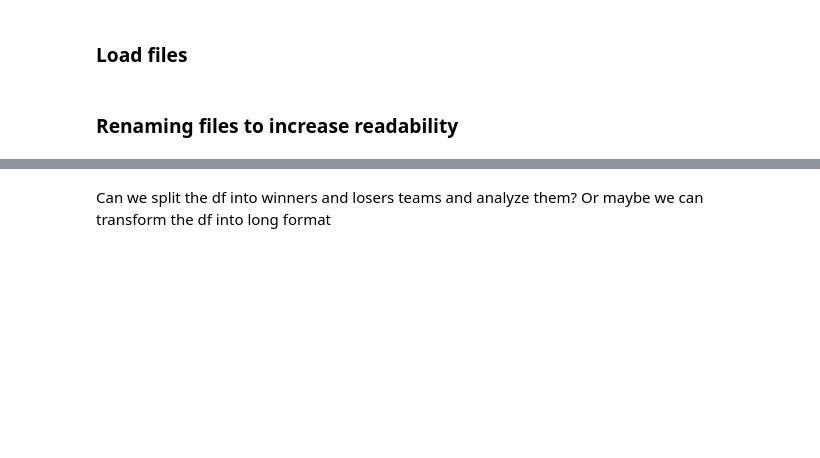
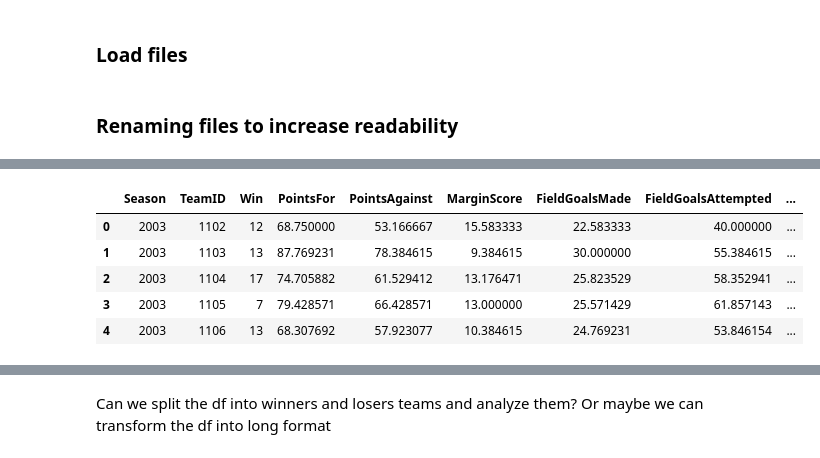
Before and after one commit to Barderus/MarchMadness-Kaggle, a Jupyter notebook: notebooks/EDA.ipynb, the cells around one changed output, grey strips where cells are left out. Drawn from its saved outputs; the diff is of its cells as text; code cells hidden in the pictures; blank space fills up the shorter version.

```diff
--- a/notebooks/EDA.ipynb
+++ b/notebooks/EDA.ipynb
@@ -114,0 +165,3 @@ TODO - @Dan
+# %%
+winner_df["MarginScore"] = winner_df["PointsFor"] - winner_df["PointsAgainst"]
+loser_df["MarginScore"] = loser_df["PointsFor"] - loser_df["PointsAgainst"]
@@ -114,0 +186,31 @@ TODO - @Dan
+# %%
+winner_df_stats = winner_df.groupby([
+    "Season",
+    "TeamID",
+], as_index=False).agg({
+    "Win": "sum",
+    "PointsFor":"mean",
+    "PointsAgainst":"mean",
+    "MarginScore":"mean",
+    "FieldGoalsMade":"mean",
+    "FieldGoalsAttempted":"mean",
+    "ThreePointsMade":"mean",
+    "ThreePointsAttempted":"mean",
+    "FreeThrowsMade":"mean",
+    "FreeThrowsAttempted":"mean",
+    "OffensiveRebounds":"mean",
+    "DefensiveRebounds":"mean",
+    "Assists":"mean",
+    "Turnovers":"mean",
+    "Steals":"mean",
+    "Blocks":"mean",
+    "PersonalFouls":"mean"
+})
+winner_df_stats.head(5)
+# %% [output]
+|  | Season | TeamID | Win | PointsFor | PointsAgainst | MarginScore | FieldGoalsMade | FieldGoalsAttempted | ... |
+| 0 | 2003 | 1102 | 12 | 68.750000 | 53.166667 | 15.583333 | 22.583333 | 40.000000 | ... |
+| 1 | 2003 | 1103 | 13 | 87.769231 | 78.384615 | 9.384615 | 30.000000 | 55.384615 | ... |
+| 2 | 2003 | 1104 | 17 | 74.705882 | 61.529412 | 13.176471 | 25.823529 | 58.352941 | ... |
+| 3 | 2003 | 1105 | 7 | 79.428571 | 66.428571 | 13.000000 | 25.571429 | 61.857143 | ... |
+| 4 | 2003 | 1106 | 13 | 68.307692 | 57.923077 | 10.384615 | 24.769231 | 53.846154 | ... |
```
Also changed, not shown: parts of 27 cells of this notebook.
